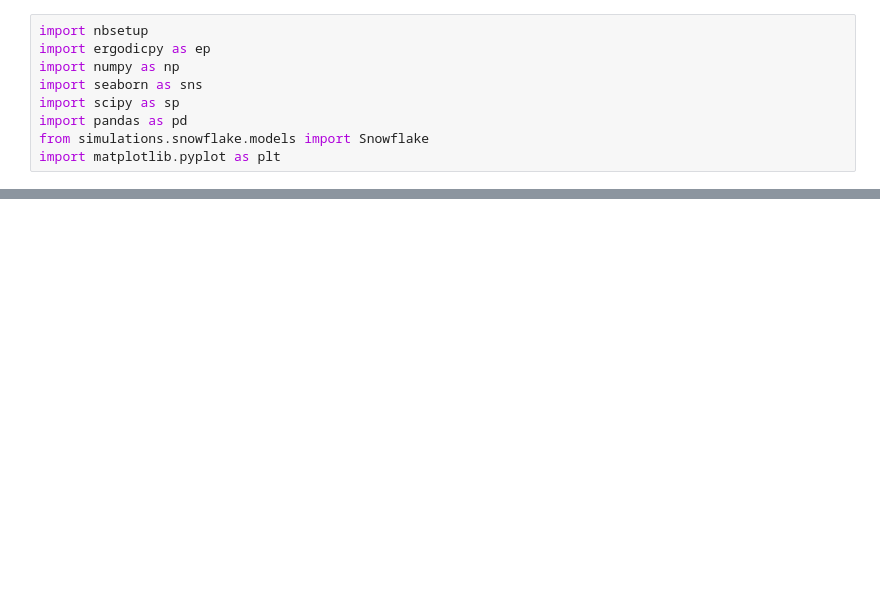
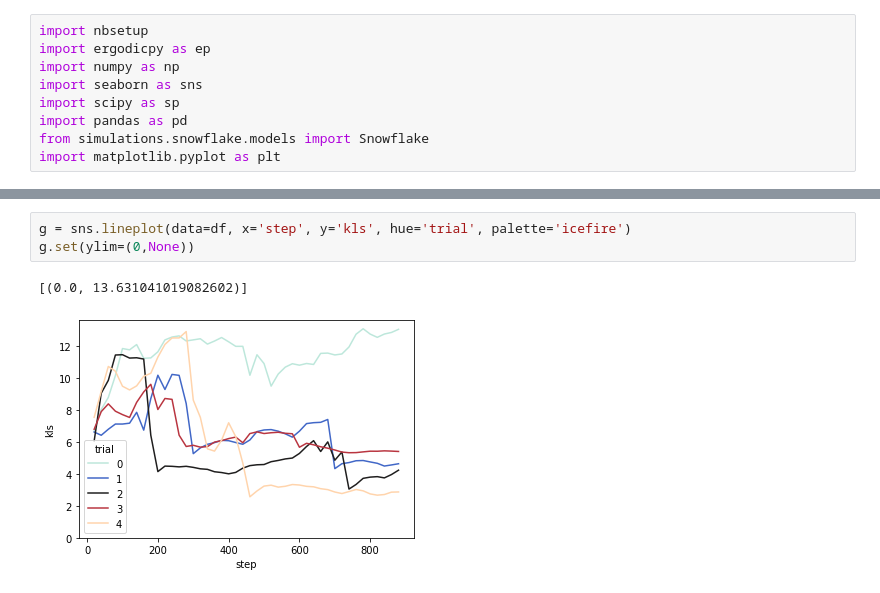
Before and after one commit to timjdavey/incoherence, a Jupyter notebook: notebooks/self_organisation/Snowflake primer.ipynb, the cells around one changed output, grey strips where cells are left out. Saved outputs shown, nothing was run; the diff lists cells and outputs as text; blank space fills up the shorter version.

```diff
--- a/notebooks/self_organisation/Snowflake primer.ipynb
+++ b/notebooks/self_organisation/Snowflake primer.ipynb
@@ -57,0 +72,6 @@ sns.lineplot(data=df.melt(id_vars=['step', 'trial']), x='step', y='value', hue='
+# %%
+g = sns.lineplot(data=df, x='step', y='kls', hue='trial', palette='icefire')
+g.set(ylim=(0,None))
+# %% [output]
+[(0.0, 13.631041019082602)]
+[figure, added]
```
Also changed, not shown: parts of 7 cells of this notebook, 7 other files.
